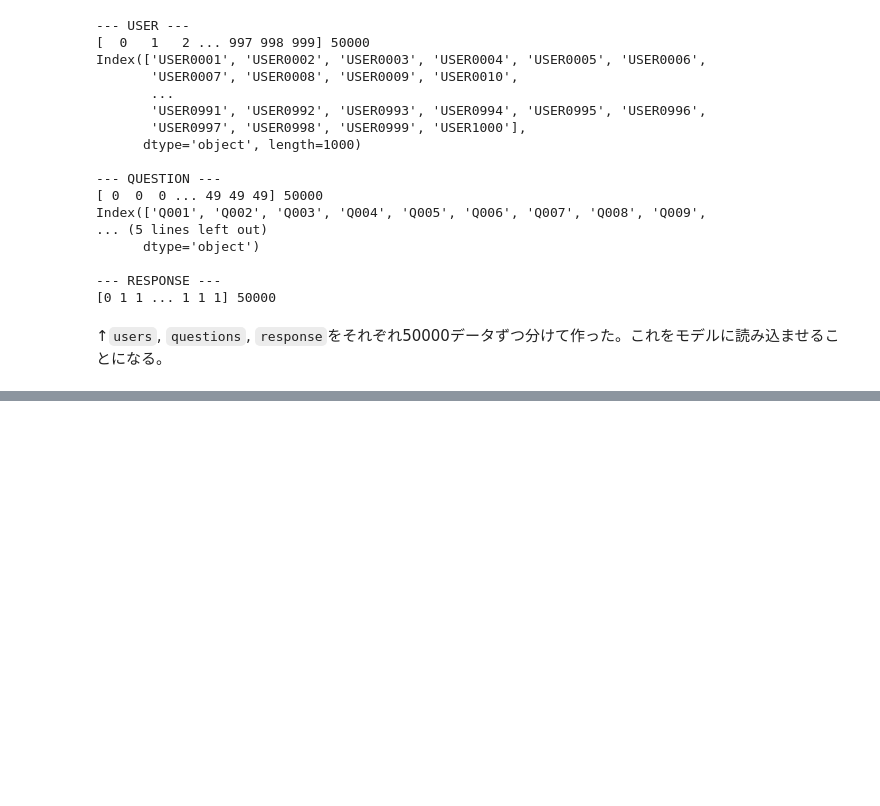
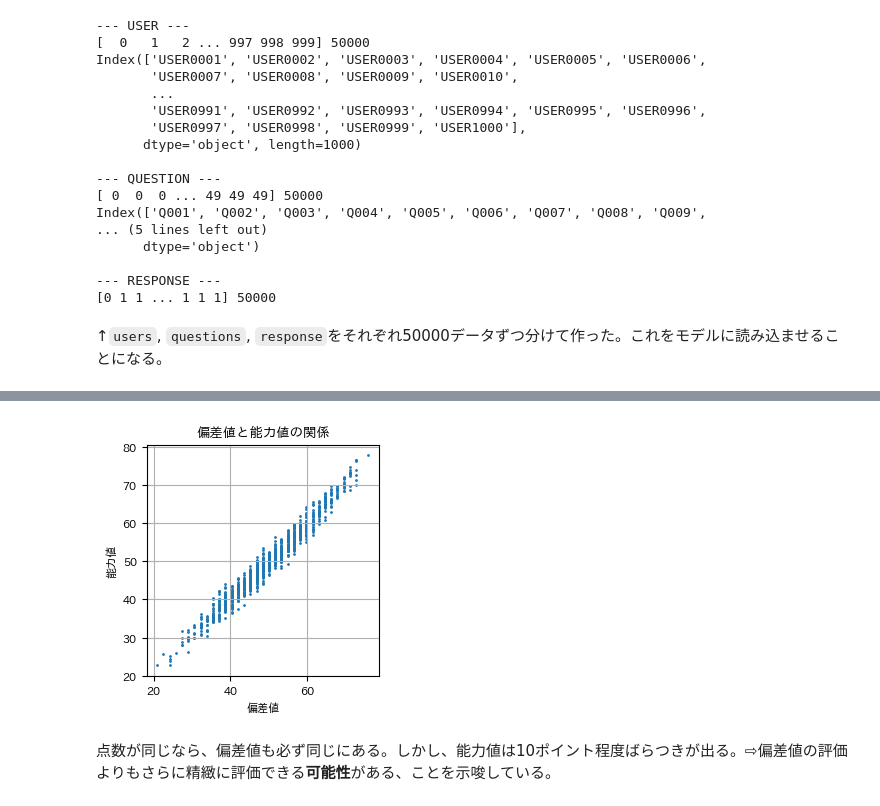
Before and after one commit to makkimaki/python-bayes-intro, a Jupyter notebook: すらすらベイズ写経_3−3_【IRT_evaluation】.ipynb, the cells around one changed output, grey strips where cells are left out. Drawn from its saved outputs; the diff is of its cells as text; code cells hidden in the pictures; blank space fills up the shorter version.

```diff
--- a/すらすらベイズ写経_3−3_【IRT_evaluation】.ipynb
+++ b/すらすらベイズ写経_3−3_【IRT_evaluation】.ipynb
@@ -205,0 +273,3 @@ display(g)
+# %%
+summary_theta1 = az.summary(idata1, var_names=["theta"])
+display(summary_theta1.head())
@@ -205,0 +287,18 @@ display(g)
+# %%
+df_sum1 = pd.DataFrame((df.mean(axis=1)*100), columns=["素点"])
+
+X = df_sum1.copy()
+
+X_mean, X_std = X.mean(), X.std()
+X = (X-X_mean) / X_std * 10 + 50
+df_sum1["偏差値"] = X
+
+#　受験者ごとの能力値の平均
+x1 = summary_theta1["mean"]
+print(x1)
+
+x1_mean, x1_std = x1.mean(), x1.std()
+x1 = (x1.values - x1_mean) / x1_std * 10 + 50
+df_sum1["能力値"] = x1
+
+display(df_sum1.head())
@@ -205,0 +324,10 @@ display(g)
+# %%
+plt.scatter(df_sum1["偏差値"], df_sum1["能力値"], s=1)
+plt.title("偏差値と能力値の関係")
+plt.xlabel("偏差値")
+plt.ylabel("能力値")
+plt.show()
+# %% [output]
+[figure, added]
+# %% [markdown]
+点数が同じなら、偏差値も必ず同じにある。しかし、能力値は10ポイント程度ばらつきが出る。⇨偏差値の評価よりもさらに精緻に評価できる**可能性**がある、ことを示唆している。
```
Also changed, not shown: parts of 8 cells of this notebook.
